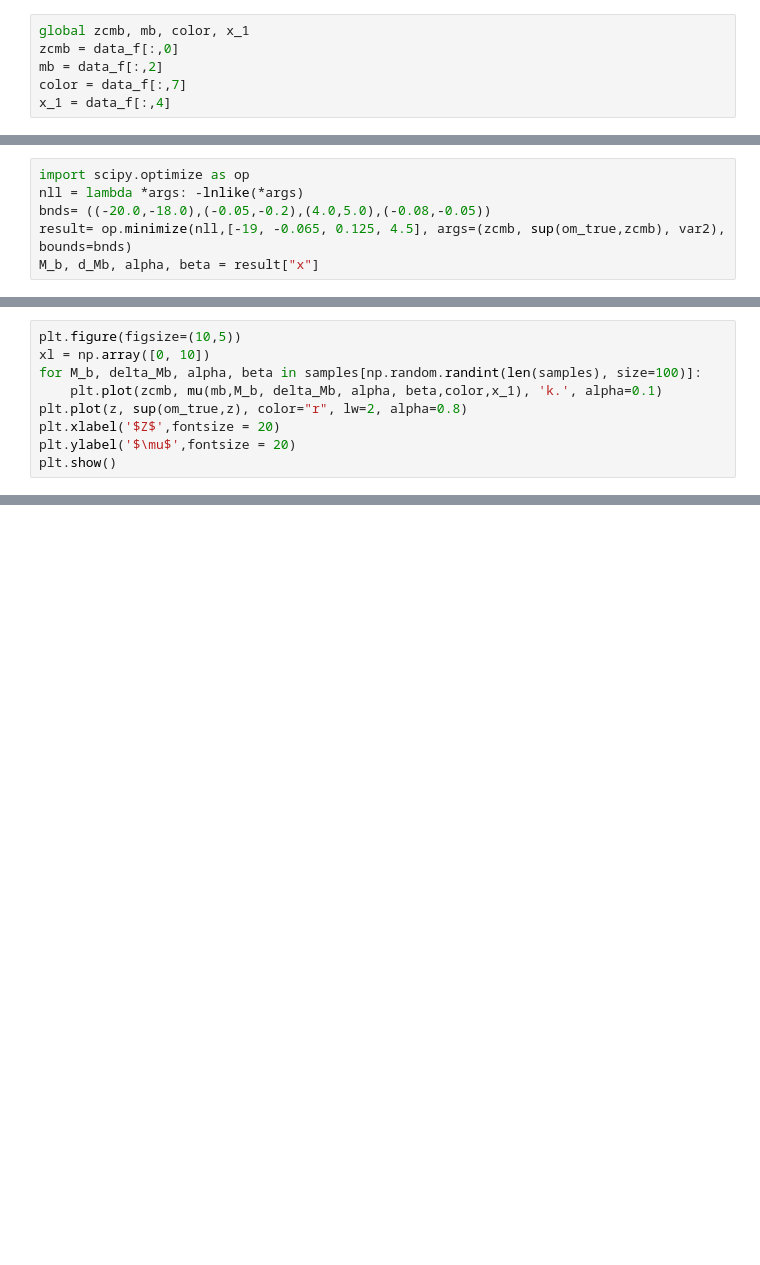
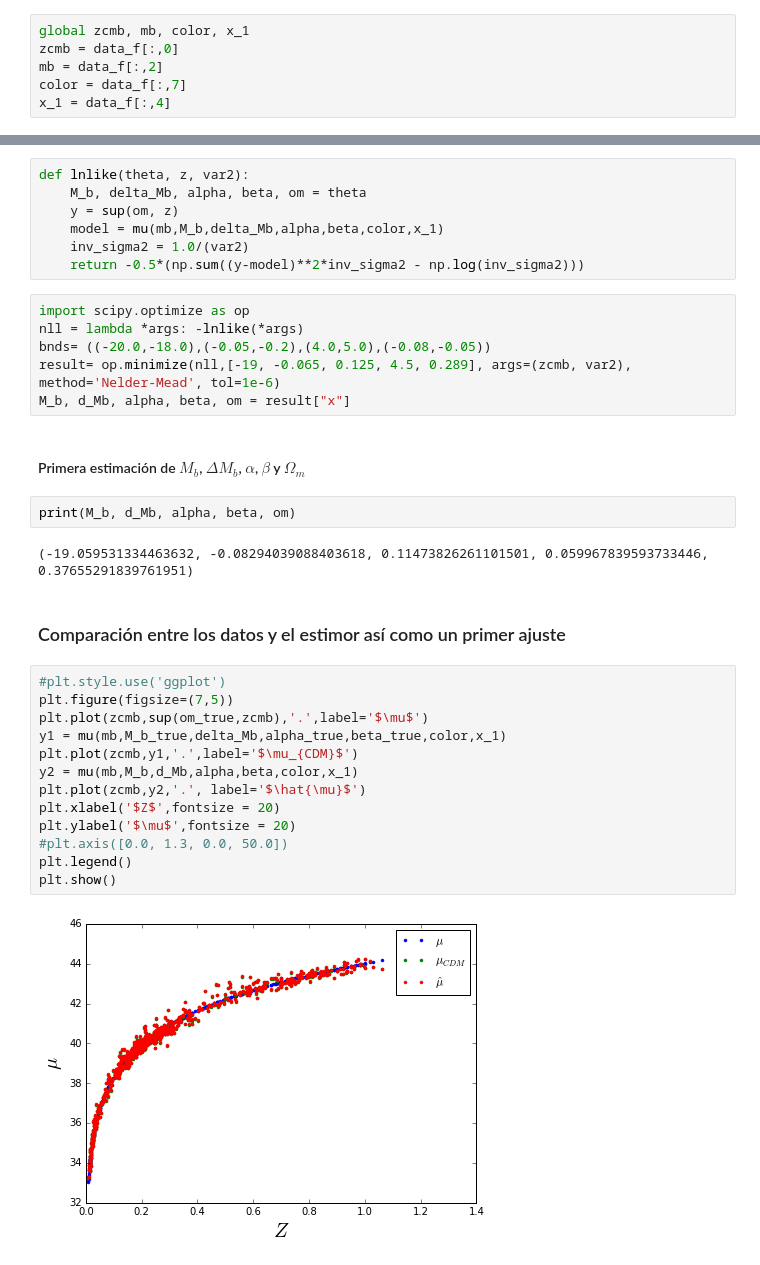
Before and after one commit to CosmoStats/projectofinal1-2018-all, a Jupyter notebook: Likelihood.ipynb, the cells around one changed output, grey strips where cells are left out. Cells and saved outputs as stored; diff of their text form; blank space fills up the shorter version.

```diff
--- a/Likelihood.ipynb
+++ b/Likelihood.ipynb
@@ -130,6 +132,0 @@ def lnlike(theta, z, y, var2):
-# %%
-import scipy.optimize as op
-nll = lambda *args: -lnlike(*args)
-bnds= ((-20.0,-18.0),(-0.05,-0.2),(4.0,5.0),(-0.08,-0.05))
-result= op.minimize(nll,[-19, -0.065, 0.125, 4.5], args=(zcmb, sup(om_true,zcmb), var2), bounds=bnds)
-M_b, d_Mb, alpha, beta = result["x"]
@@ -216,9 +132,0 @@ fig.savefig("1401.png")
-# %%
-plt.figure(figsize=(10,5))
-xl = np.array([0, 10])
-for M_b, delta_Mb, alpha, beta in samples[np.random.randint(len(samples), size=100)]:
-    plt.plot(zcmb, mu(mb,M_b, delta_Mb, alpha, beta,color,x_1), 'k.', alpha=0.1)
-plt.plot(z, sup(om_true,z), color="r", lw=2, alpha=0.8)
-plt.xlabel('$Z$',fontsize = 20)
-plt.ylabel('$\mu$',fontsize = 20)
-plt.show()
@@ -226,0 +137,36 @@ plt.show()
+# %%
+def lnlike(theta, z, var2):
+    M_b, delta_Mb, alpha, beta, om = theta
+    y = sup(om, z)
+    model = mu(mb,M_b,delta_Mb,alpha,beta,color,x_1)
+    inv_sigma2 = 1.0/(var2)
+    return -0.5*(np.sum((y-model)**2*inv_sigma2 - np.log(inv_sigma2)))
+# %%
+import scipy.optimize as op
+nll = lambda *args: -lnlike(*args)
+bnds= ((-20.0,-18.0),(-0.05,-0.2),(4.0,5.0),(-0.08,-0.05))
+result= op.minimize(nll,[-19, -0.065, 0.125, 4.5, 0.289], args=(zcmb, var2), method='Nelder-Mead', tol=1e-6)
+M_b, d_Mb, alpha, beta, om = result["x"]
+# %% [markdown]
+#### Primera estimación de $M_{b}$, $\Delta M_{b}$, $\alpha$, $\beta$ y $\Omega_{m}$
+# %%
+print(M_b, d_Mb, alpha, beta, om)
+# %% [output]
+(-19.059531334463632, -0.08294039088403618, 0.11473826261101501, 0.059967839593733446, 0.37655291839761951)
+# %% [markdown]
+### Comparación entre los datos y el estimor así como un primer ajuste
+# %%
+#plt.style.use('ggplot')
+plt.figure(figsize=(7,5))
+plt.plot(zcmb,sup(om_true,zcmb),'.',label='$\mu$')
+y1 = mu(mb,M_b_true,delta_Mb,alpha_true,beta_true,color,x_1)
+plt.plot(zcmb,y1,'.',label='$\mu_{CDM}$')
+y2 = mu(mb,M_b,d_Mb,alpha,beta,color,x_1)
+plt.plot(zcmb,y2,'.', label='$\hat{\mu}$')
+plt.xlabel('$Z$',fontsize = 20)
+plt.ylabel('$\mu$',fontsize = 20)
+#plt.axis([0.0, 1.3, 0.0, 50.0])
+plt.legend()
+plt.show()
+# %% [output]
+[figure, added]
```
Also changed, not shown: parts of 40 cells of this notebook.
